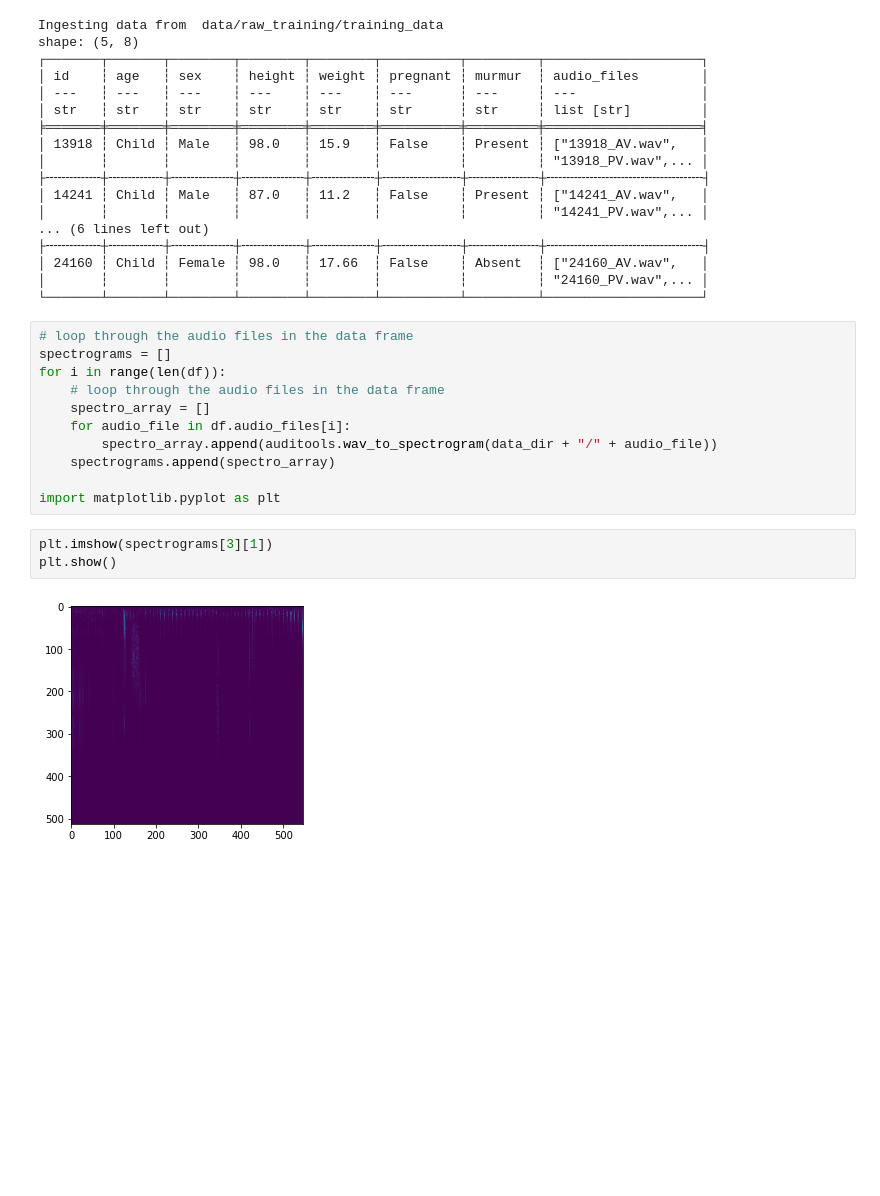
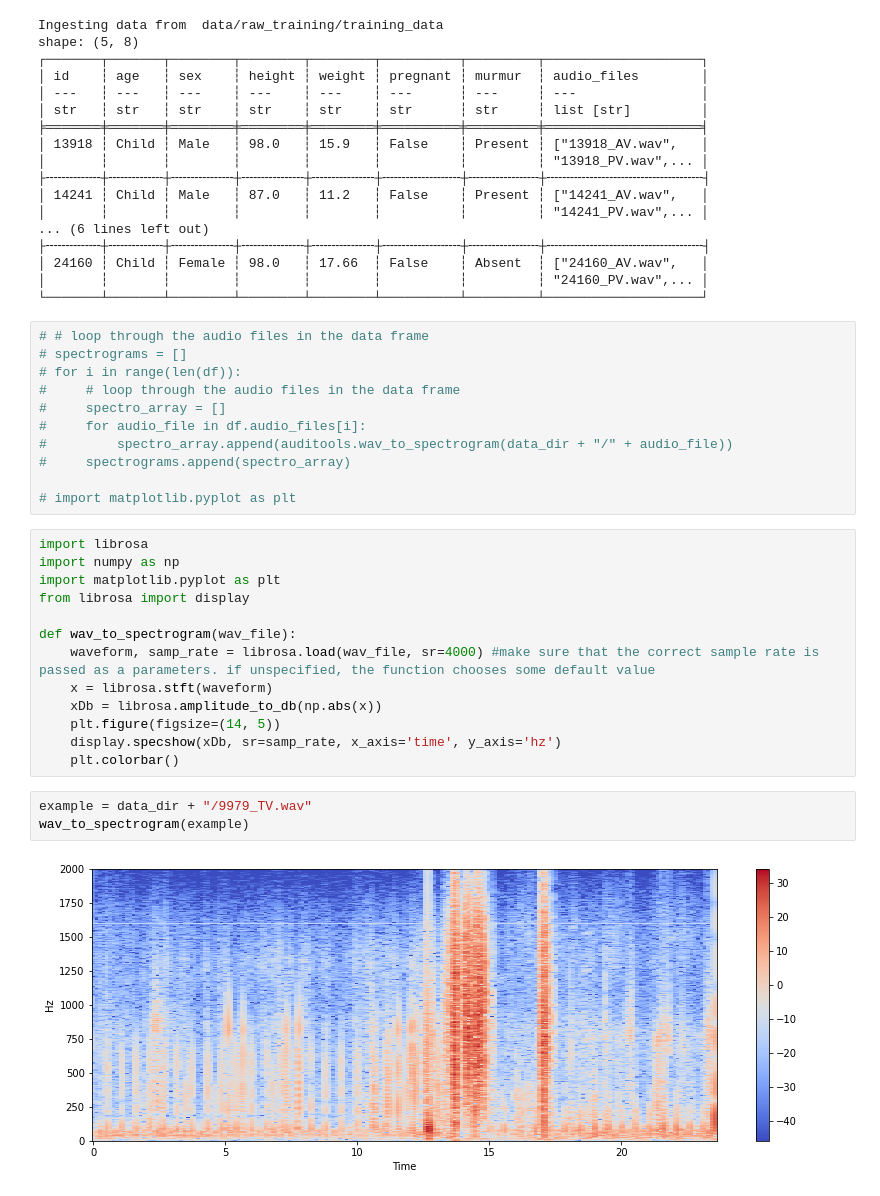
Before and after one commit to physionetchallenges/python-classifier-2022, a Jupyter notebook: src/model_preprocessing.ipynb, the cells around one changed output. Cells and saved outputs as stored; diff of their text form; blank space fills up the shorter version.

Commit message:
working code for producing spectrogram using librosa library
Co-authored-by: RionChaos <RionChaos@users.noreply.github.com>

```diff
--- a/src/model_preprocessing.ipynb
+++ b/src/model_preprocessing.ipynb
@@ -26,18 +26,31 @@ shape: (5, 8)
 │       ┆       ┆        ┆        ┆        ┆          ┆         ┆ "24160_PV.wav",... │
 └───────┴───────┴────────┴────────┴────────┴──────────┴─────────┴────────────────────┘
 # %%
-# loop through the audio files in the data frame
-spectrograms = []
-for i in range(len(df)):
-    # loop through the audio files in the data frame
-    spectro_array = []
-    for audio_file in df.audio_files[i]:
-        spectro_array.append(auditools.wav_to_spectrogram(data_dir + "/" + audio_file))
-    spectrograms.append(spectro_array)
+# # loop through the audio files in the data frame
+# spectrograms = []
+# for i in range(len(df)):
+#     # loop through the audio files in the data frame
+#     spectro_array = []
+#     for audio_file in df.audio_files[i]:
+#         spectro_array.append(auditools.wav_to_spectrogram(data_dir + "/" + audio_file))
+#     spectrograms.append(spectro_array)
 
-import matplotlib.pyplot as plt
+# import matplotlib.pyplot as plt
-# %%
-plt.imshow(spectrograms[3][1])
-plt.show()
-# %% [output]
-[figure, removed]
+# %%
+import librosa
+import numpy as np
+import matplotlib.pyplot as plt
+from librosa import display
+
+def wav_to_spectrogram(wav_file):
+    waveform, samp_rate = librosa.load(wav_file, sr=4000) #make sure that the correct sample rate is passed as a parameters. if unspecified, the function chooses some default value
+    x = librosa.stft(waveform)
+    xDb = librosa.amplitude_to_db(np.abs(x))
+    plt.figure(figsize=(14, 5))
+    display.specshow(xDb, sr=samp_rate, x_axis='time', y_axis='hz')
+    plt.colorbar()
+# %%
+example = data_dir + "/9979_TV.wav"
+wav_to_spectrogram(example)
+# %% [output]
+[figure, added]
```
